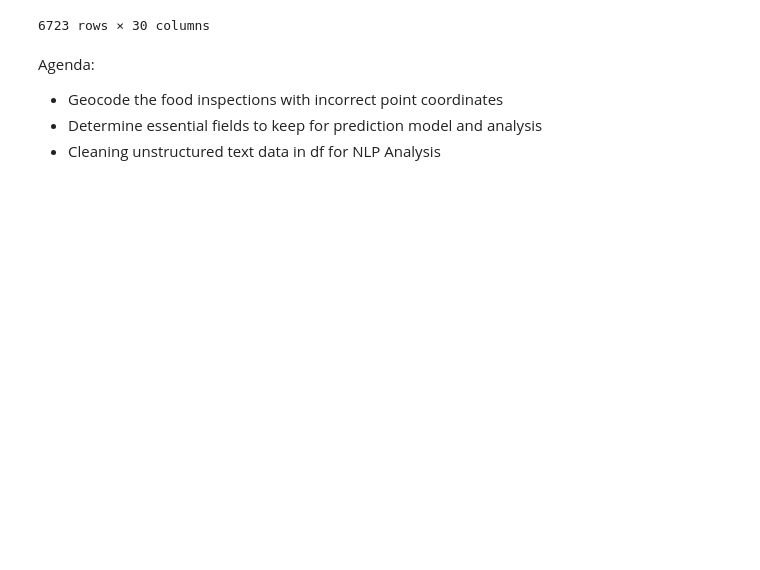
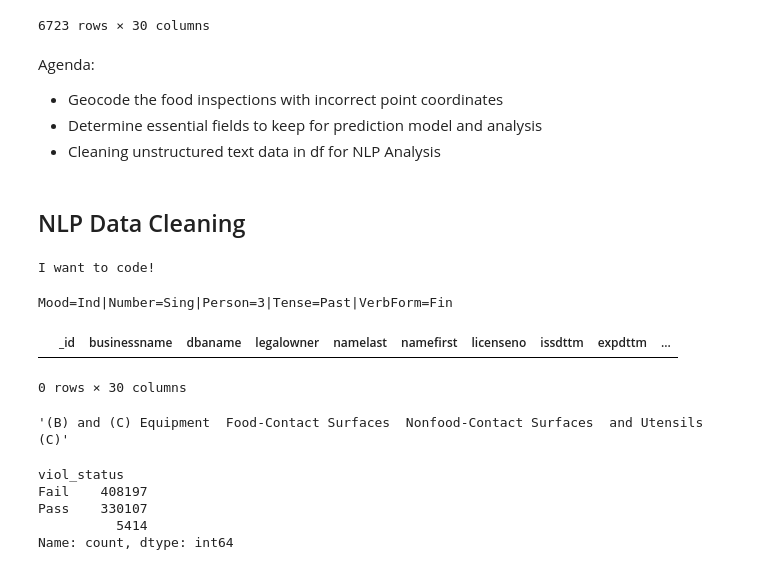
Before and after one commit to josephheadley3/food-inspection-prediction-model, a Jupyter notebook: data_cleaning_steps.ipynb, the cells around one changed output. Drawn from its saved outputs; the diff is of its cells as text; code cells hidden in the pictures; blank space fills up the shorter version.

Commit message:
Committing data cleaning notebook

```diff
--- a/data_cleaning_steps.ipynb
+++ b/data_cleaning_steps.ipynb
@@ -935,3 +935,5 @@ Agenda:
 - Geocode the food inspections with incorrect point coordinates
 - Determine essential fields to keep for prediction model and analysis
 - Cleaning unstructured text data in df for NLP Analysis
+# %% [markdown]
+## NLP Data Cleaning
@@ -937,0 +943,13 @@ Agenda:
+# %%
+nlp("I want to code!")
+# %% [output]
+I want to code!
+# %%
+nlp("I wasn't unhappy to code")[1].morph
+# %% [output]
+Mood=Ind|Number=Sing|Person=3|Tense=Past|VerbForm=Fin
+# %%
+gdf.loc[gdf['comments'].str.contains('\n').fillna(False)]
+# %% [output]
+|  | _id | businessname | dbaname | legalowner | namelast | namefirst | licenseno | issdttm | expdttm | ... |
+0 rows × 30 columns
@@ -937,0 +958,12 @@ Agenda:
+# %%
+gdf.iloc[1125]['violdesc']
+# %% [output]
+'(B) and (C) Equipment  Food-Contact Surfaces  Nonfood-Contact Surfaces  and Utensils (C)'
+# %%
+gdf['viol_status'].value_counts()
+# %% [output]
+viol_status
+Fail    408197
+Pass    330107
+          5414
+Name: count, dtype: int64
```
Also changed, not shown: parts of 22 cells of this notebook.
